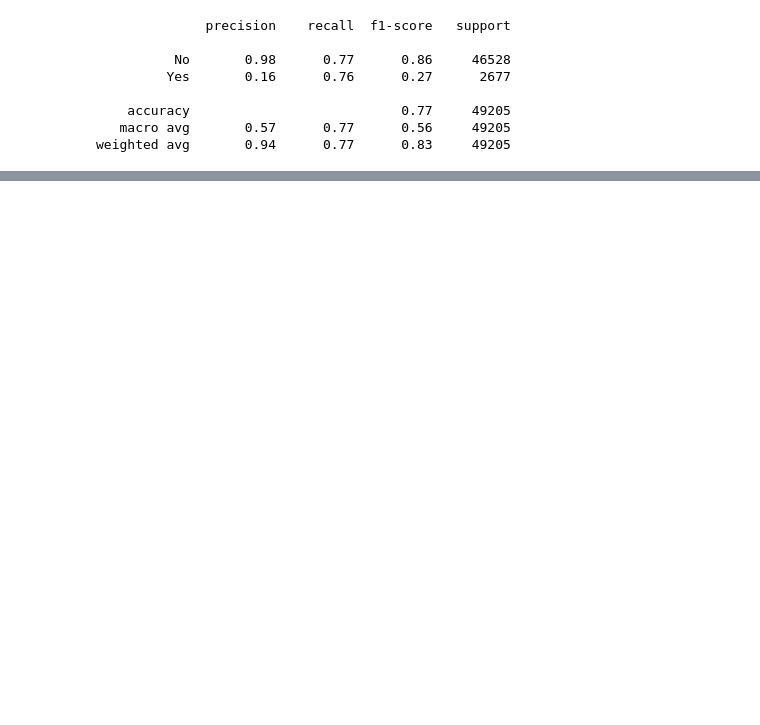
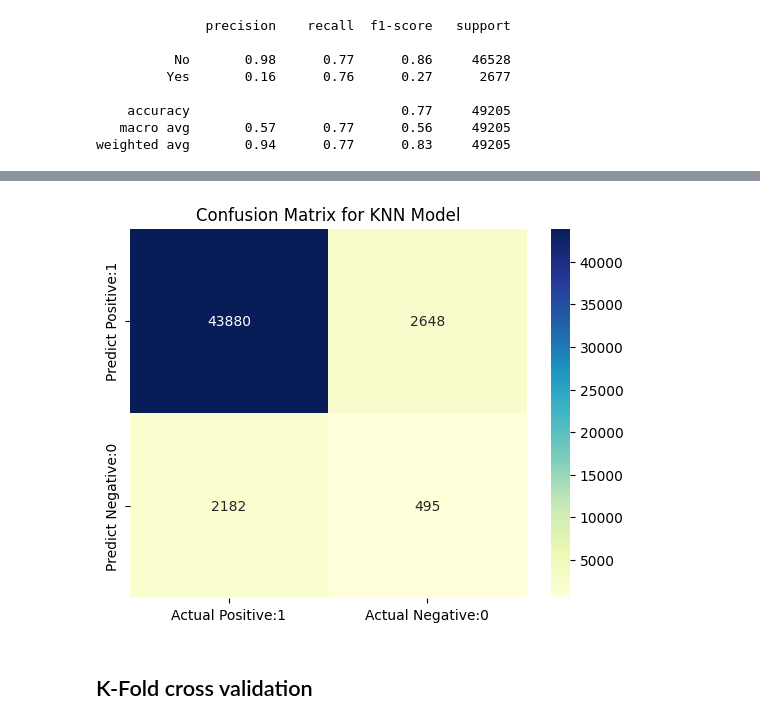
Before and after one commit to devinaarr/Tubes-AIFB, a Jupyter notebook: tubes-aifb.ipynb, the cells around one changed output, grey strips where cells are left out. Saved outputs shown, nothing was run; the diff lists cells and outputs as text; code cells hidden in the pictures; blank space fills up the shorter version.

```diff
--- a/tubes-aifb.ipynb
+++ b/tubes-aifb.ipynb
@@ -595,0 +1062,6 @@ weighted avg       0.94      0.77      0.83     49205
+# %%
+#Setup a knn classifier with k neighbors
+knn = KNeighborsClassifier(2)
+
+knn.fit(X_train,y_train)
+knn.score(X_test,y_test)
@@ -595,0 +1083,4 @@ weighted avg       0.94      0.77      0.83     49205
+# %%
+# predict
+knn_y_pred = knn.predict(X_test)
+print("Accuracy:", metrics.accuracy_score(y_test, knn_y_pred))
@@ -595,0 +1128,8 @@ weighted avg       0.94      0.77      0.83     49205
+# %%
+knn_cm = confusion_matrix(y_test, knn_y_pred)
+
+print('Confusion matrix\n\n', knn_cm)
+print('\nTrue Positives(TP) =', knn_cm[0,0])
+print('True Negatives(TN) =', knn_cm[1,1])
+print('False Positives(FP) =', knn_cm[0,1])
+print('False Negatives(FN) =', knn_cm[1,0])
@@ -595,0 +1146,12 @@ weighted avg       0.94      0.77      0.83     49205
+# %%
+# visualize confusion matrix with seaborn heatmap
+
+knn_cm_matrix = pd.DataFrame(data=knn_cm, columns=['Actual Positive:1', 'Actual Negative:0'],
+                                 index=['Predict Positive:1', 'Predict Negative:0'])
+sns.heatmap(knn_cm_matrix, annot=True, fmt='d', cmap='YlGnBu')
+plt.title('Confusion Matrix for KNN Model')
+plt.show()
+# %% [output]
+[figure, added]
+# %% [markdown]
+## K-Fold cross validation
```
Also changed, not shown: parts of 127 cells of this notebook.
